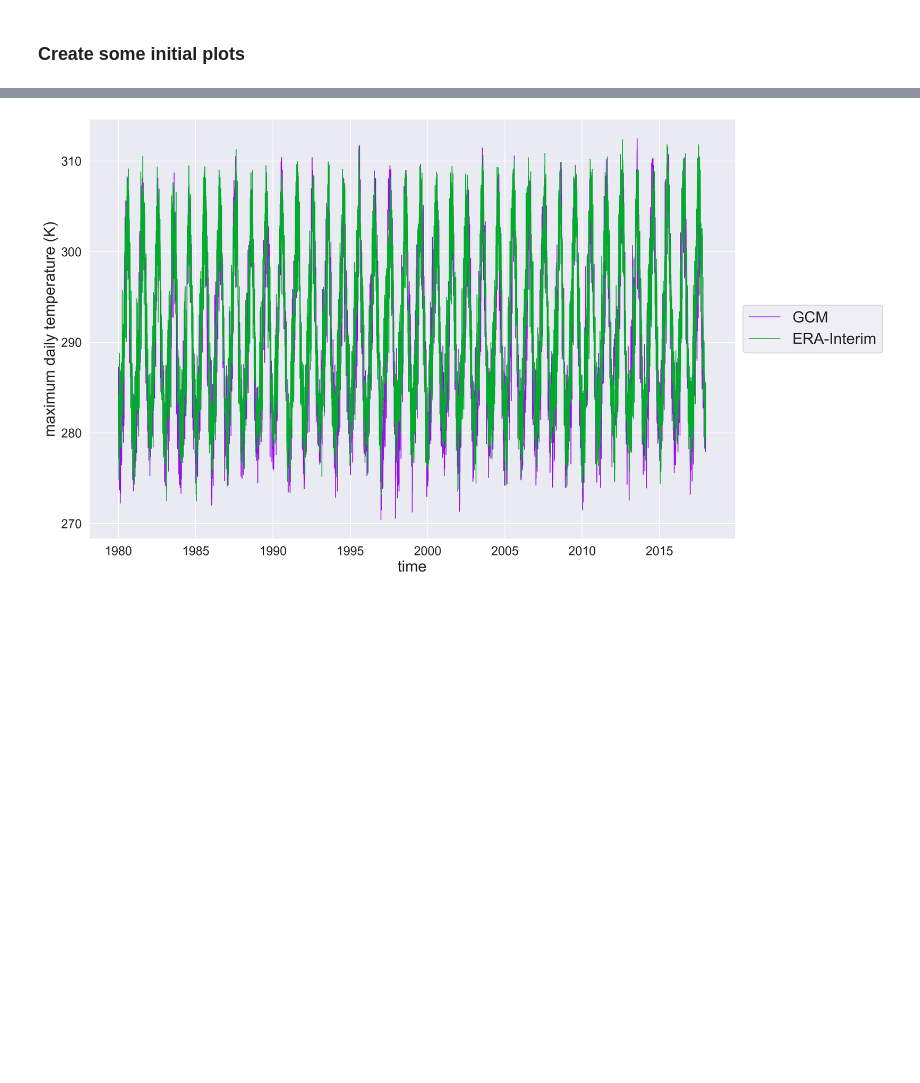
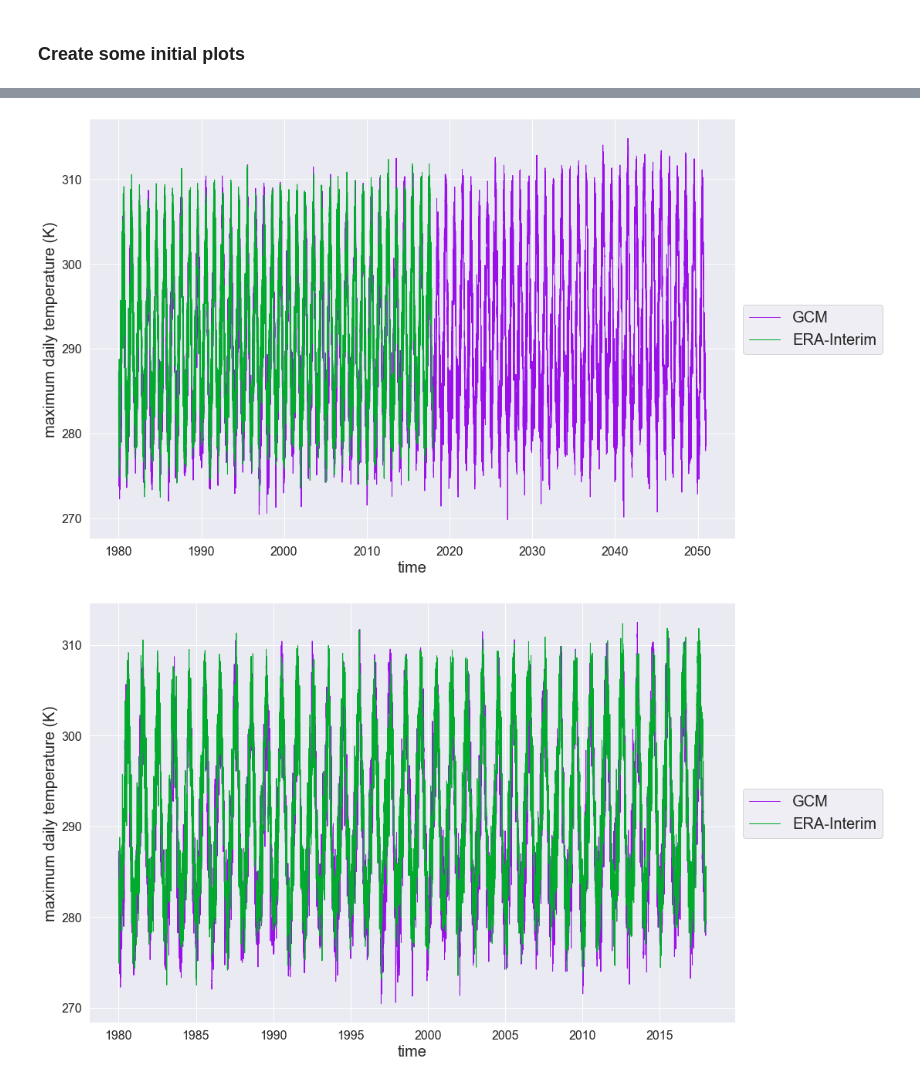
Before and after one commit to raghul-parthipan/urban-climate-downloader, a Jupyter notebook: week1_mv.ipynb, the cells around one changed output, grey strips where cells are left out. Cells and saved outputs as stored; diff of their text form; code cells hidden in the pictures; blank space fills up the shorter version.

```diff
--- a/week1_mv.ipynb
+++ b/week1_mv.ipynb
@@ -94,11 +98,34 @@ plt.show()
+# %%
+import seaborn as sns
+sns.set(rc={'figure.figsize':(15.0,10.0), "lines.linewidth": 1})
+
+colors = ["violet", "kelly green"]
+sns.set_palette(sns.xkcd_palette(colors))
+#https://xkcd.com/color/rgb/
+
+ax = sns.lineplot(df_gcm.index, df_gcm.data, label='GCM')
+sns.lineplot(df_era.index, df_era.data, label='ERA-Interim', ax=ax)
+
+#ax.set_title("Madrid", fontsize="20")
+ax.set_xlabel("time", fontsize="20")
+ax.set_ylabel("maximum daily temperature (K)", fontsize="20")
+
+ax.tick_params(labelsize=16)
+ax.legend(fontsize = "20", loc='center left', bbox_to_anchor=(1, 0.5))
+
+
+ax.spines['top'].set_visible(False)
+ax.spines['right'].set_visible(False)
+# %% [output]
+[figure, added]
 # %%
 cutoffdate = '2017-12-31'
 # %%
-import seaborn as sns
-sns.set(rc={'figure.figsize':(15.0,10.0), "lines.linewidth": 1})
+#import seaborn as sns
+#sns.set(rc={'figure.figsize':(15.0,10.0), "lines.linewidth": 1})
 
-colors = ["violet", "kelly green"]
-sns.set_palette(sns.xkcd_palette(colors))
+#colors = ["violet", "kelly green"]
+#sns.set_palette(sns.xkcd_palette(colors))
 
 ax = sns.lineplot(df_gcm[:cutoffdate].index, df_gcm[:cutoffdate].data, label='GCM')
 sns.lineplot(df_era.index, df_era.data, label='ERA-Interim', ax=ax)
@@ -114,4 +141,4 @@ ax.legend(fontsize = "20", loc='center left', bbox_to_anchor=(1, 0.5))
 ax.spines['top'].set_visible(False)
 ax.spines['right'].set_visible(False)
 # %% [output]
-[figure, old version]
+[figure, new version]
```
Also changed, not shown: parts of 1 cell of this notebook.
